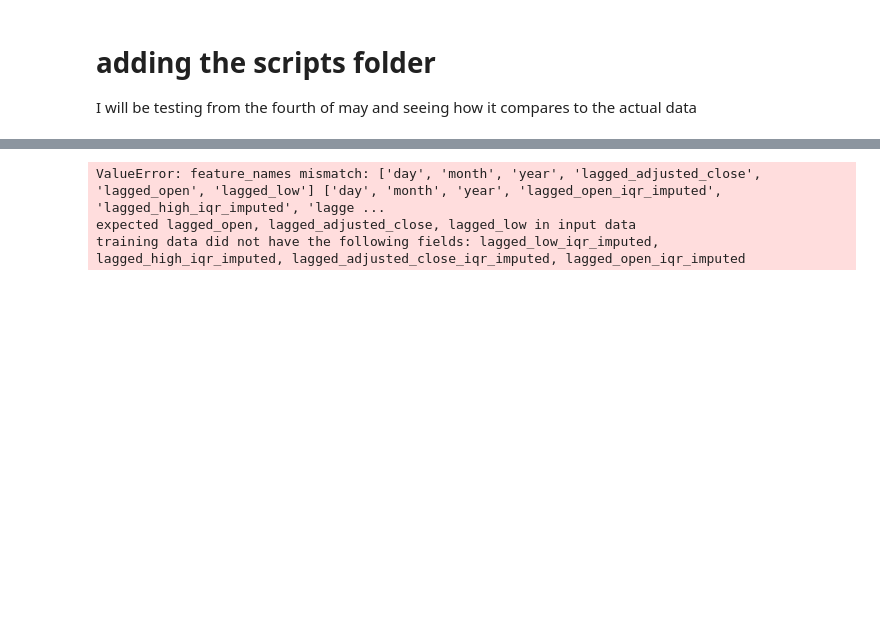
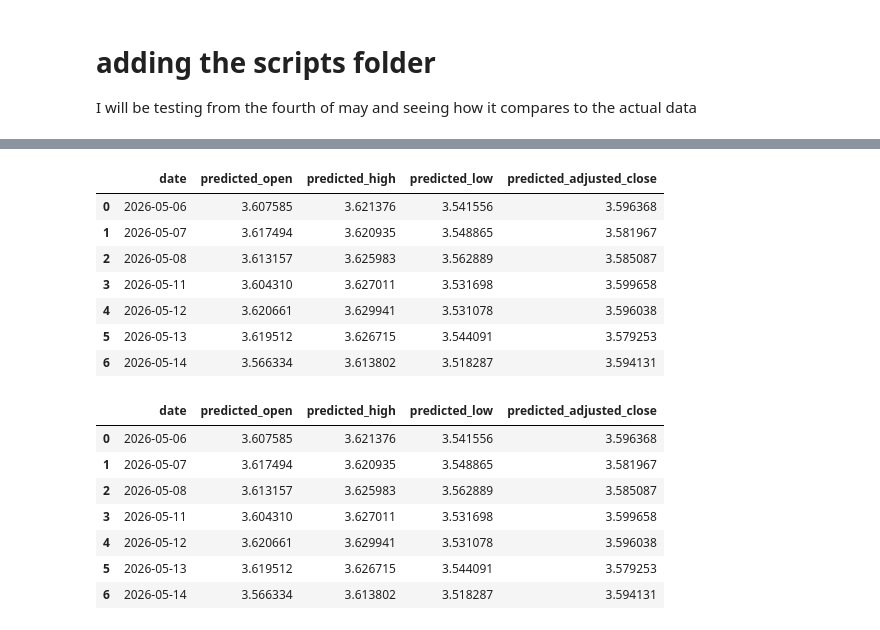
Before and after one commit to Thomas-Nguyen12/NewsApplication, a Jupyter notebook: notebooks/test_vinfast_forecaster.ipynb, the cells around one changed output, grey strips where cells are left out. Cells and saved outputs as stored; diff of their text form; code cells hidden in the pictures; blank space fills up the shorter version.

```diff
--- a/notebooks/test_vinfast_forecaster.ipynb
+++ b/notebooks/test_vinfast_forecaster.ipynb
@@ -15,7 +15,7 @@ sys.path.append("../scripts/")
 from vinfast_multiple_predictors import forecaster
 # %%
 test = forecaster(
-    input_date='04-05-2026',
+    input_date='05-05-2026',
     n_periods=7,
     seed_open=3.61,
     seed_close=3.58,
@@ -23,3 +23,6 @@ test = forecaster(
     seed_low=3.57,
 
 )
+
+test.forecast()
+# %% [output]
@@ -26,6 +46,19 @@ test = forecaster(
+|  | date | predicted_open | predicted_high | predicted_low | predicted_adjusted_close |
+| 0 | 2026-05-06 | 3.607585 | 3.621376 | 3.541556 | 3.596368 |
+| 1 | 2026-05-07 | 3.617494 | 3.620935 | 3.548865 | 3.581967 |
+| 2 | 2026-05-08 | 3.613157 | 3.625983 | 3.562889 | 3.585087 |
+| 3 | 2026-05-11 | 3.604310 | 3.627011 | 3.531698 | 3.599658 |
+| 4 | 2026-05-12 | 3.620661 | 3.629941 | 3.531078 | 3.596038 |
+| 5 | 2026-05-13 | 3.619512 | 3.626715 | 3.544091 | 3.579253 |
+| 6 | 2026-05-14 | 3.566334 | 3.613802 | 3.518287 | 3.594131 |
 # %%
 test.forecast()
 # %% [output]
-ValueError: feature_names mismatch: ['day', 'month', 'year', 'lagged_adjusted_close', 'lagged_open', 'lagged_low'] ['day', 'month', 'year', 'lagged_open_iqr_imputed', 'lagged_high_iqr_imputed', 'lagge ...
-expected lagged_open, lagged_adjusted_close, lagged_low in input data
-training data did not have the following fields: lagged_low_iqr_imputed, lagged_high_iqr_imputed, lagged_adjusted_close_iqr_imputed, lagged_open_iqr_imputed
+|  | date | predicted_open | predicted_high | predicted_low | predicted_adjusted_close |
+| 0 | 2026-05-06 | 3.607585 | 3.621376 | 3.541556 | 3.596368 |
+| 1 | 2026-05-07 | 3.617494 | 3.620935 | 3.548865 | 3.581967 |
+| 2 | 2026-05-08 | 3.613157 | 3.625983 | 3.562889 | 3.585087 |
+| 3 | 2026-05-11 | 3.604310 | 3.627011 | 3.531698 | 3.599658 |
+| 4 | 2026-05-12 | 3.620661 | 3.629941 | 3.531078 | 3.596038 |
+| 5 | 2026-05-13 | 3.619512 | 3.626715 | 3.544091 | 3.579253 |
+| 6 | 2026-05-14 | 3.566334 | 3.613802 | 3.518287 | 3.594131 |
```
Also changed, not shown: parts of 7 cells of this notebook, 1 other file.
